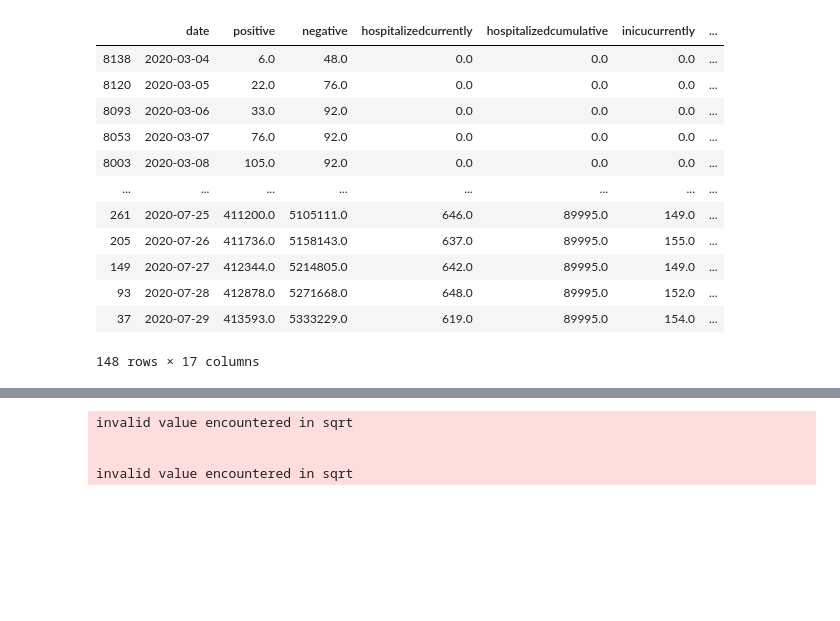
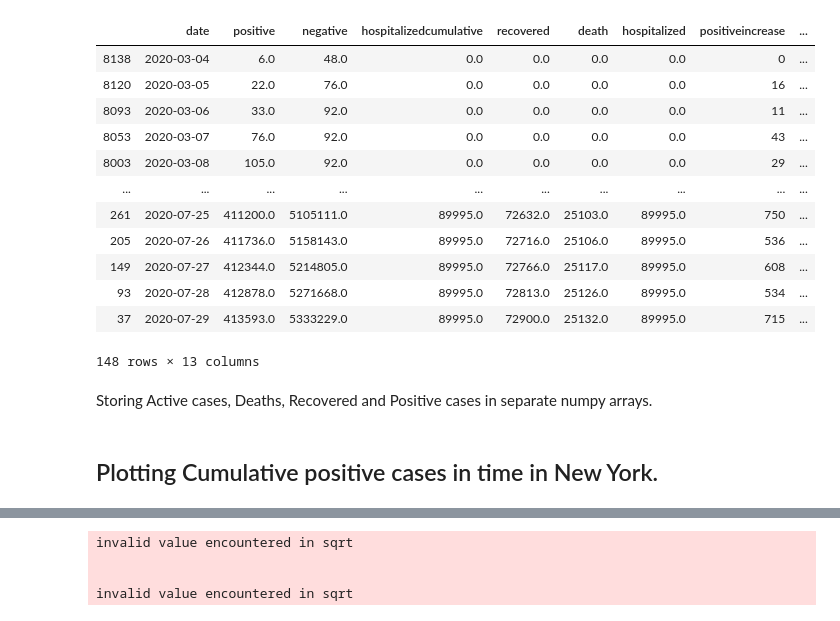
Before and after one commit to rishabhrshanbhag/Datathon-Northeastern-2020-Abdul-Yashvin-Rishabh, a Jupyter notebook: SIR_final.ipynb, the cells around one changed output, grey strips where cells are left out. Drawn from its saved outputs; the diff is of its cells as text; code cells hidden in the pictures; blank space fills up the shorter version.

```diff
--- a/SIR_final.ipynb
+++ b/SIR_final.ipynb
@@ -9,30 +20,33 @@ from scipy.integrate import odeint
 # %%
-covid_stats=pd.read_csv("../covid-statistics-by-us-states-daily-updates.csv")
+
 covid_stats=covid_stats[covid_stats.state=='NY']
 covid_stats=covid_stats.drop(['Unnamed: 0', 'posneg', 'pending', 'hash','commercialscore', 'negativeregularscore',
                              'negativescore', 'positivescore', 'grade', 'score','state','dataqualitygrade',
                               'lastupdateet', 'datemodified','checktimeet', 'datechecked', 'fips', 'hash',
                               'commercialscore','negativeregularscore', 'negativescore', 'positivescore',
                               'score', 'grade','onventilatorcumulative','deathconfirmed','deathprobable',
                              'inicucumulative','negativetestsviral','positivetestsviral', 'totaltestsviral',
-                              'positivecasesviral'],
+                              'positivecasesviral','deathincrease','hospitalizedcurrently','inicucurrently',
+                             'onventilatorcurrently'],
                              axis=1).sort_values('date')
 covid_stats = covid_stats.fillna(0)
 covid_stats
 # %% [output]
-|  | date | positive | negative | hospitalizedcurrently | hospitalizedcumulative | inicucurrently | ... |
-| 8138 | 2020-03-04 | 6.0 | 48.0 | 0.0 | 0.0 | 0.0 | ... |
-| 8120 | 2020-03-05 | 22.0 | 76.0 | 0.0 | 0.0 | 0.0 | ... |
-| 8093 | 2020-03-06 | 33.0 | 92.0 | 0.0 | 0.0 | 0.0 | ... |
-| 8053 | 2020-03-07 | 76.0 | 92.0 | 0.0 | 0.0 | 0.0 | ... |
-| 8003 | 2020-03-08 | 105.0 | 92.0 | 0.0 | 0.0 | 0.0 | ... |
-| ... | ... | ... | ... | ... | ... | ... | ... |
-| 261 | 2020-07-25 | 411200.0 | 5105111.0 | 646.0 | 89995.0 | 149.0 | ... |
-| 205 | 2020-07-26 | 411736.0 | 5158143.0 | 637.0 | 89995.0 | 155.0 | ... |
-| 149 | 2020-07-27 | 412344.0 | 5214805.0 | 642.0 | 89995.0 | 149.0 | ... |
-| 93 | 2020-07-28 | 412878.0 | 5271668.0 | 648.0 | 89995.0 | 152.0 | ... |
-| 37 | 2020-07-29 | 413593.0 | 5333229.0 | 619.0 | 89995.0 | 154.0 | ... |
+|  | date | positive | negative | hospitalizedcumulative | recovered | death | hospitalized | positiveincrease | ... |
+| 8138 | 2020-03-04 | 6.0 | 48.0 | 0.0 | 0.0 | 0.0 | 0.0 | 0 | ... |
+| 8120 | 2020-03-05 | 22.0 | 76.0 | 0.0 | 0.0 | 0.0 | 0.0 | 16 | ... |
+| 8093 | 2020-03-06 | 33.0 | 92.0 | 0.0 | 0.0 | 0.0 | 0.0 | 11 | ... |
+| 8053 | 2020-03-07 | 76.0 | 92.0 | 0.0 | 0.0 | 0.0 | 0.0 | 43 | ... |
+| 8003 | 2020-03-08 | 105.0 | 92.0 | 0.0 | 0.0 | 0.0 | 0.0 | 29 | ... |
+| ... | ... | ... | ... | ... | ... | ... | ... | ... | ... |
+| 261 | 2020-07-25 | 411200.0 | 5105111.0 | 89995.0 | 72632.0 | 25103.0 | 89995.0 | 750 | ... |
+| 205 | 2020-07-26 | 411736.0 | 5158143.0 | 89995.0 | 72716.0 | 25106.0 | 89995.0 | 536 | ... |
+| 149 | 2020-07-27 | 412344.0 | 5214805.0 | 89995.0 | 72766.0 | 25117.0 | 89995.0 | 608 | ... |
+| 93 | 2020-07-28 | 412878.0 | 5271668.0 | 89995.0 | 72813.0 | 25126.0 | 89995.0 | 534 | ... |
+| 37 | 2020-07-29 | 413593.0 | 5333229.0 | 89995.0 | 72900.0 | 25132.0 | 89995.0 | 715 | ... |
-148 rows × 17 columns
+148 rows × 13 columns
+# %% [markdown]
+Storing Active cases, Deaths, Recovered and Positive cases in separate numpy arrays.
 # %%
 active = covid_stats['positive'].values - covid_stats['recovered'].values - covid_stats['death'].values
 deaths = covid_stats['death'].values
@@ -44,4 +54,6 @@ ventilator_occupancy = covid_stats['onventilatorcurrently'].values
 positive = covid_stats['positive'].values
+# %% [markdown]
+## Plotting Cumulative positive cases in time in New York.
 # %%
 fig = px.line(x=covid_stats['date'],
               y=positive,
```
Also changed, not shown: parts of 12 cells of this notebook.
